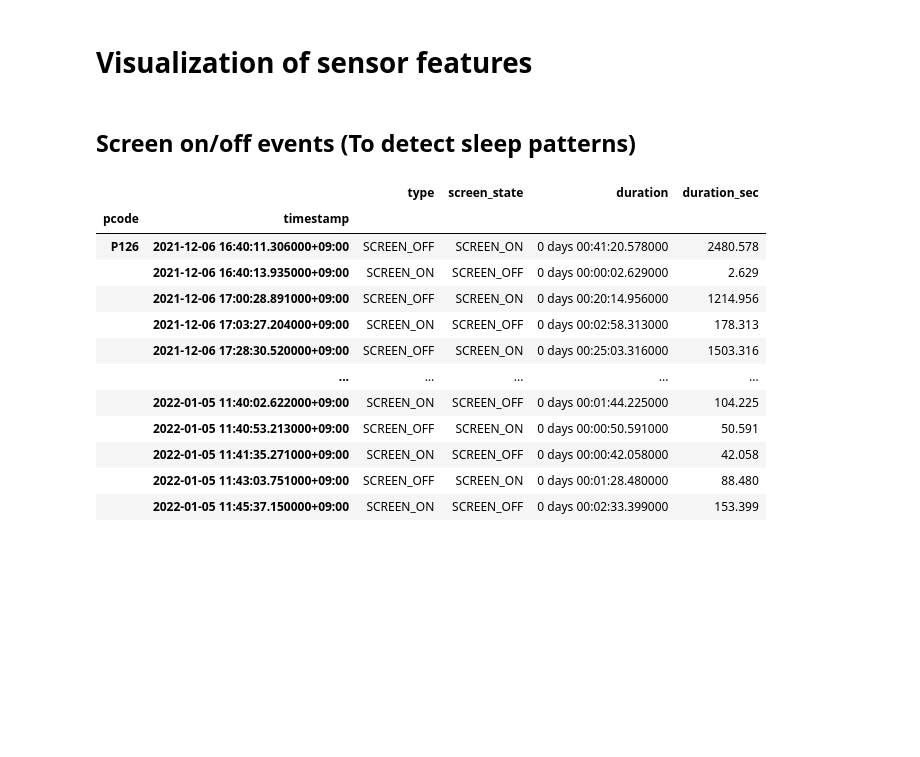
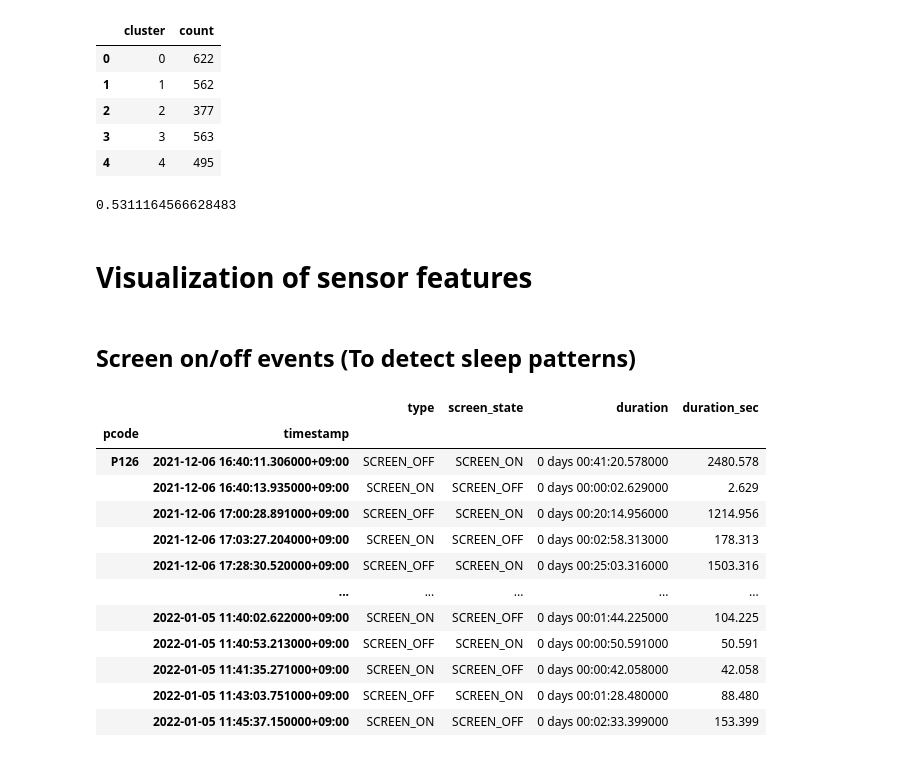
Before and after one commit to SteinPanyu/IndependentReproducibility, a Jupyter notebook: EDA.ipynb, the cells around one changed output. Drawn from its saved outputs; the diff is of its cells as text; code cells hidden in the pictures; blank space fills up the shorter version.

```diff
--- a/EDA.ipynb
+++ b/EDA.ipynb
@@ -127,3 +180,21 @@ array(['P12', 'P14', 'P15', 'P17', 'P19', 'P20', 'P24', 'P47', 'P49',
+# %%
+df_label = LABELS_PROC.reset_index('timestamp')
+merged_df = df_label.merge(df, left_index=True, right_on='pcode')
+# %%
+label_distribution = merged_df.groupby(['cluster']).size().reset_index(name='count')
+# %%
+label_distribution
+# %% [output]
+|  | cluster | count |
+| 0 | 0 | 622 |
+| 1 | 1 | 562 |
+| 2 | 2 | 377 |
+| 3 | 3 | 563 |
+| 4 | 4 | 495 |
+# %%
+(0.539 * 562  + 0.581 * 622 + 0.536 * 495+ 0.482 * 563 + 0.504*377 )/2619
+# %% [output]
+0.5311164566628483
 # %% [markdown]
 # Visualization of sensor features
 # %% [markdown]
```
Also changed, not shown: parts of 32 cells of this notebook, 1 other file.
